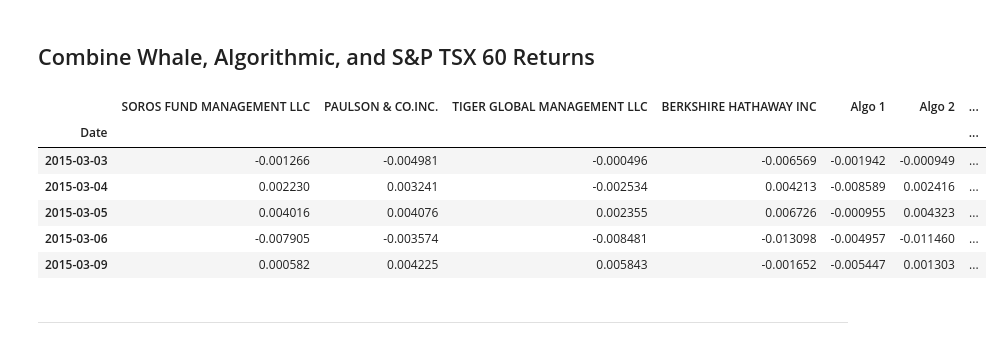
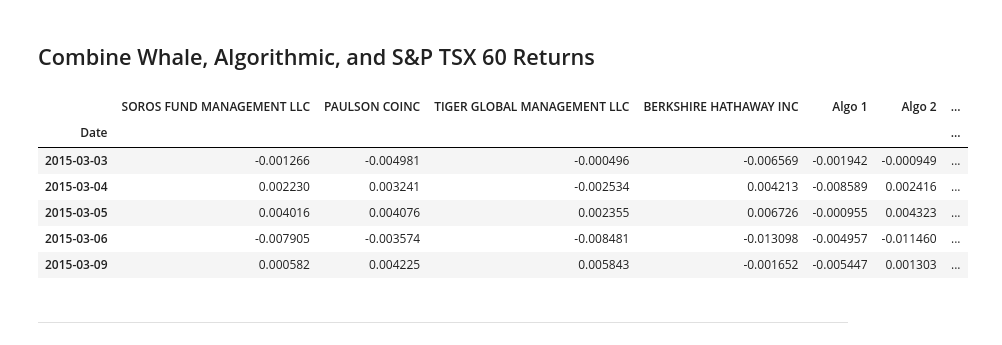
Before and after one commit to nagpalmanpreet/whale-analysis, a Jupyter notebook: whale_analysis.ipynb, the cells around one changed output. Drawn from its saved outputs; the diff is of its cells as text; code cells hidden in the pictures.

```diff
--- a/whale_analysis.ipynb
+++ b/whale_analysis.ipynb
@@ -182,16 +182,19 @@ sp_tsx_daily_returns.head()
 # %%
 # Join Whale Returns, Algorithmic Returns, and the S&P TSX 60 Returns into a single DataFrame with columns for each portfolio's returns.
 concatenated_df = pd.concat(
     [
         whale_returns_df,
         algo_returns_df,
         sp_tsx_daily_returns
     ], axis='columns', join='inner'
 )
 
+# Remove special characters from coloumn names
+#concatenated_df.columns = concatenated_df.columns.str.replace('[.]',' ')
+concatenated_df.columns = concatenated_df.columns.str.replace('[#,@,&,.]','')
 concatenated_df.head()
 # %% [output]
-|  | SOROS FUND MANAGEMENT LLC | PAULSON & CO.INC. | TIGER GLOBAL MANAGEMENT LLC | BERKSHIRE HATHAWAY INC | Algo 1 | Algo 2 | ... |
+|  | SOROS FUND MANAGEMENT LLC | PAULSON COINC | TIGER GLOBAL MANAGEMENT LLC | BERKSHIRE HATHAWAY INC | Algo 1 | Algo 2 | ... |
 | Date |  |  |  |  |  |  | ... |
 | 2015-03-03 | -0.001266 | -0.004981 | -0.000496 | -0.006569 | -0.001942 | -0.000949 | ... |
 | 2015-03-04 | 0.002230 | 0.003241 | -0.002534 | 0.004213 | -0.008589 | 0.002416 | ... |
```
Also changed, not shown: parts of 12 cells of this notebook.
